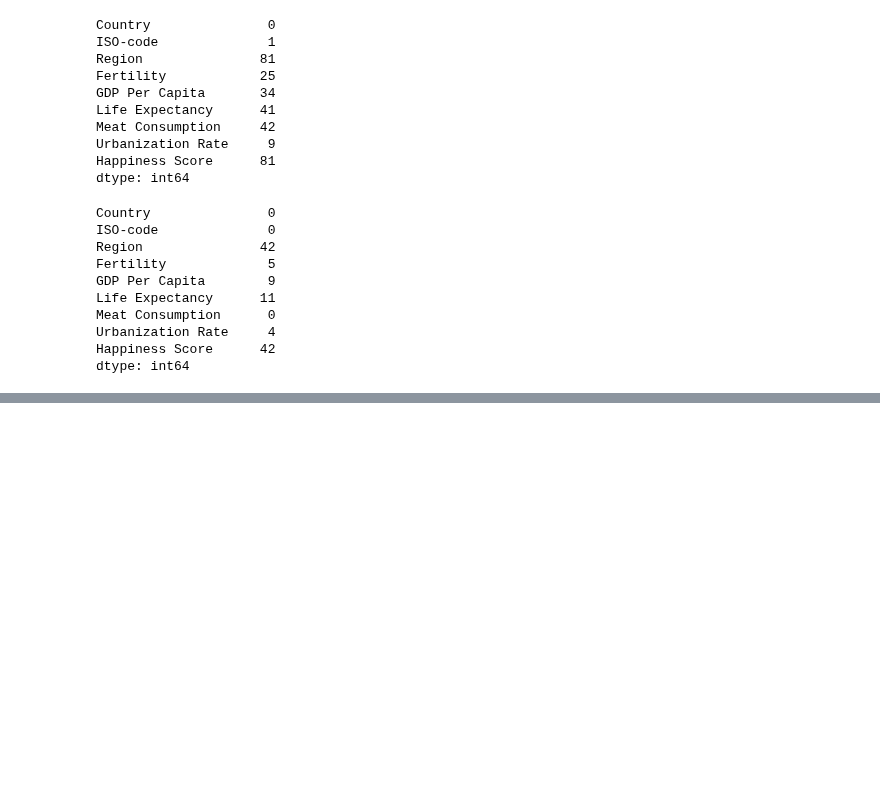
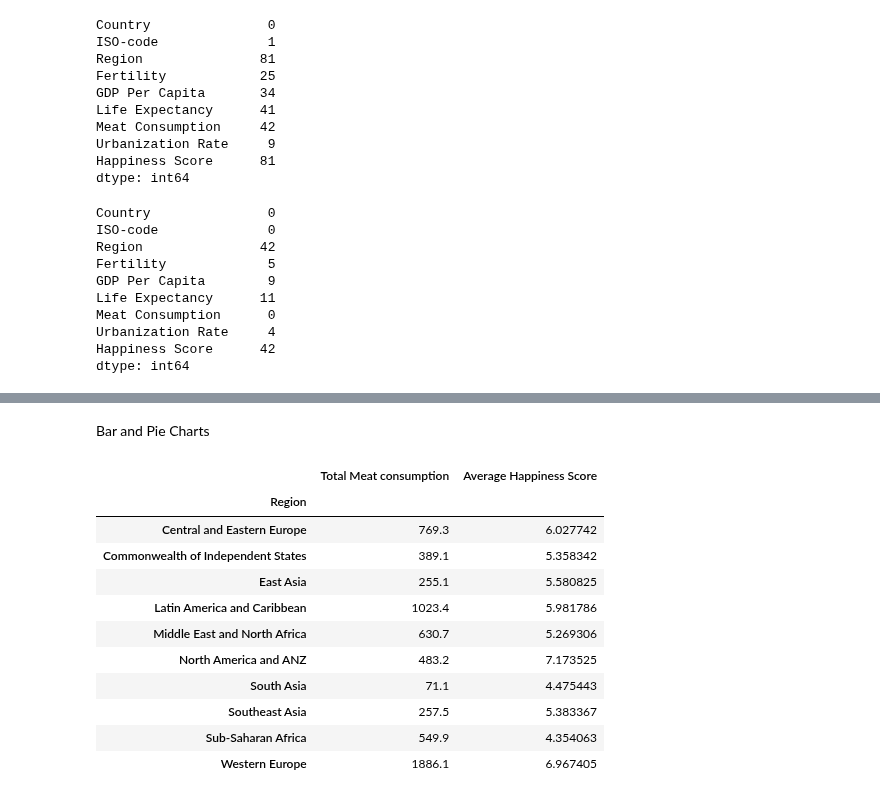
Before and after one commit to ermcgrew/bootcamp_project_one, a Jupyter notebook: data_analysis.ipynb, the cells around one changed output, grey strips where cells are left out. Drawn from its saved outputs; the diff is of its cells as text; code cells hidden in the pictures; blank space fills up the shorter version.

```diff
--- a/data_analysis.ipynb
+++ b/data_analysis.ipynb
@@ -222,0 +312,22 @@ dtype: int64
+# %% [markdown]
+Bar and Pie Charts
+# %%
+# Get New DataFrame Groupby Regional Indicator
+meat = clean_happy_df.groupby(['Region']).sum()["Meat Consumption"]
+happiness = clean_happy_df.groupby(['Region']).mean()["Happiness Score"]
+region_df = meat.to_frame().join(happiness).rename(columns={'Meat Consumption':'Total Meat consumption',
+                                                            'Happiness Score':'Average Happiness Score'})
+region_df
+# %% [output]
+|  | Total Meat consumption | Average Happiness Score |
+| Region |  |  |
+| Central and Eastern Europe | 769.3 | 6.027742 |
+| Commonwealth of Independent States | 389.1 | 5.358342 |
+| East Asia | 255.1 | 5.580825 |
+| Latin America and Caribbean | 1023.4 | 5.981786 |
+| Middle East and North Africa | 630.7 | 5.269306 |
+| North America and ANZ | 483.2 | 7.173525 |
+| South Asia | 71.1 | 4.475443 |
+| Southeast Asia | 257.5 | 5.383367 |
+| Sub-Saharan Africa | 549.9 | 4.354063 |
+| Western Europe | 1886.1 | 6.967405 |
```
Also changed, not shown: parts of 11 cells of this notebook.
